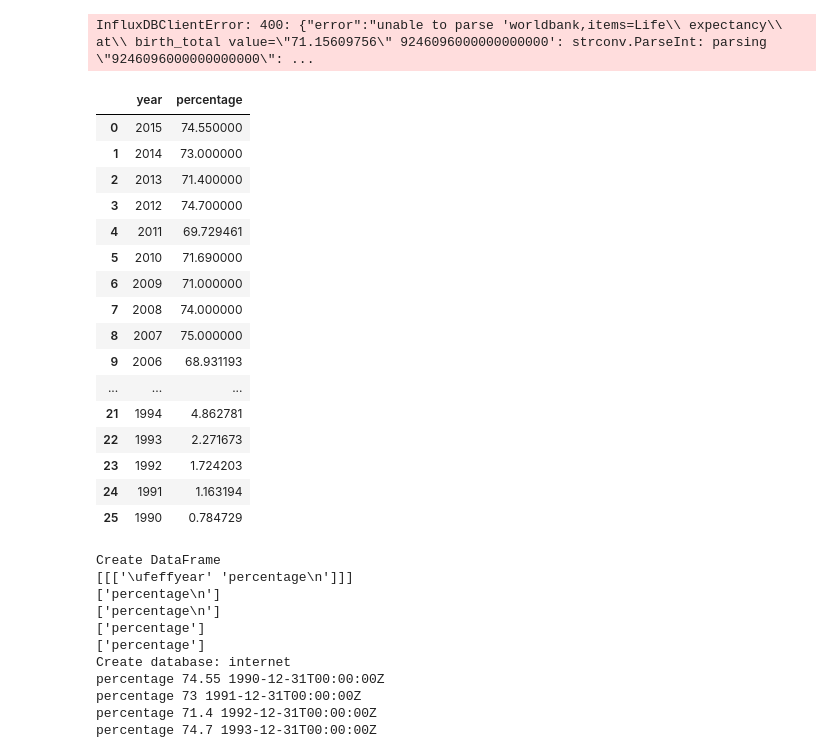
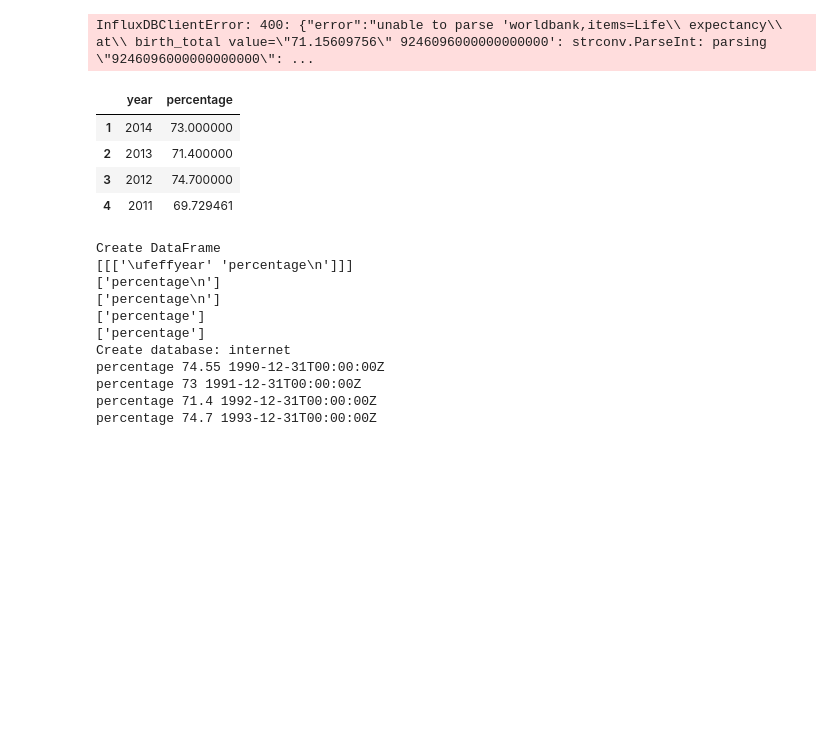
Before and after one commit to SocialWeather/SocialWeather, a Jupyter notebook: Jiexiao's 2 database.ipynb, the cells around one changed output. Drawn from its saved outputs; the diff is of its cells as text; code cells hidden in the pictures; blank space fills up the shorter version.

```diff
--- a/Jiexiao's 2 database.ipynb
+++ b/Jiexiao's 2 database.ipynb
@@ -128,25 +95,13 @@ InfluxDBClientError: 400: {"error":"unable to parse 'worldbank,items=Life\\ expe
 # %%
 df2 = pd.read_csv('internet.csv')
 # %%
-df2
+df2[1:5]
 # %% [output]
 |  | year | percentage |
-| 0 | 2015 | 74.550000 |
 | 1 | 2014 | 73.000000 |
 | 2 | 2013 | 71.400000 |
 | 3 | 2012 | 74.700000 |
 | 4 | 2011 | 69.729461 |
-| 5 | 2010 | 71.690000 |
-| 6 | 2009 | 71.000000 |
-| 7 | 2008 | 74.000000 |
-| 8 | 2007 | 75.000000 |
-| 9 | 2006 | 68.931193 |
-| ... | ... | ... |
-| 21 | 1994 | 4.862781 |
-| 22 | 1993 | 2.271673 |
-| 23 | 1992 | 1.724203 |
-| 24 | 1991 | 1.163194 |
-| 25 | 1990 | 0.784729 |
 # %%
 import pandas as pd
 import argparse
```
Also changed, not shown: parts of 5 cells of this notebook.
